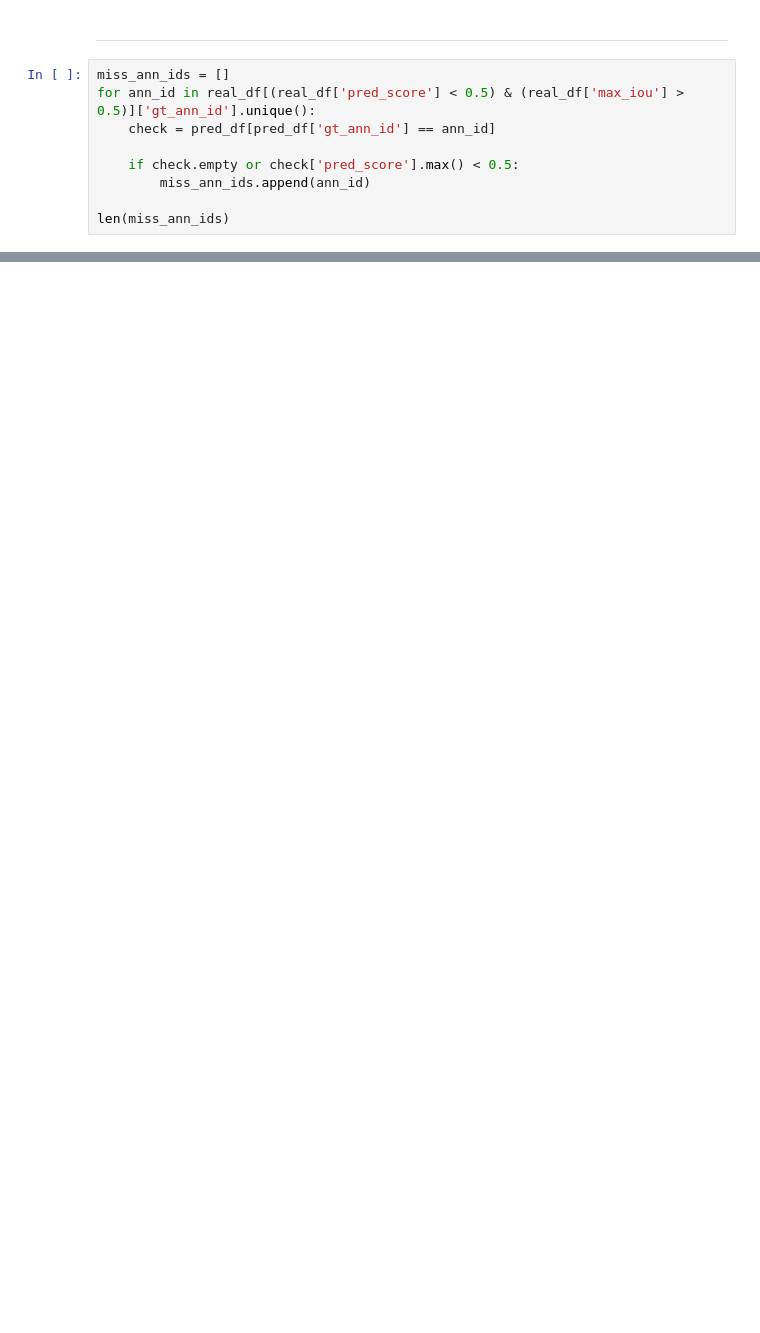
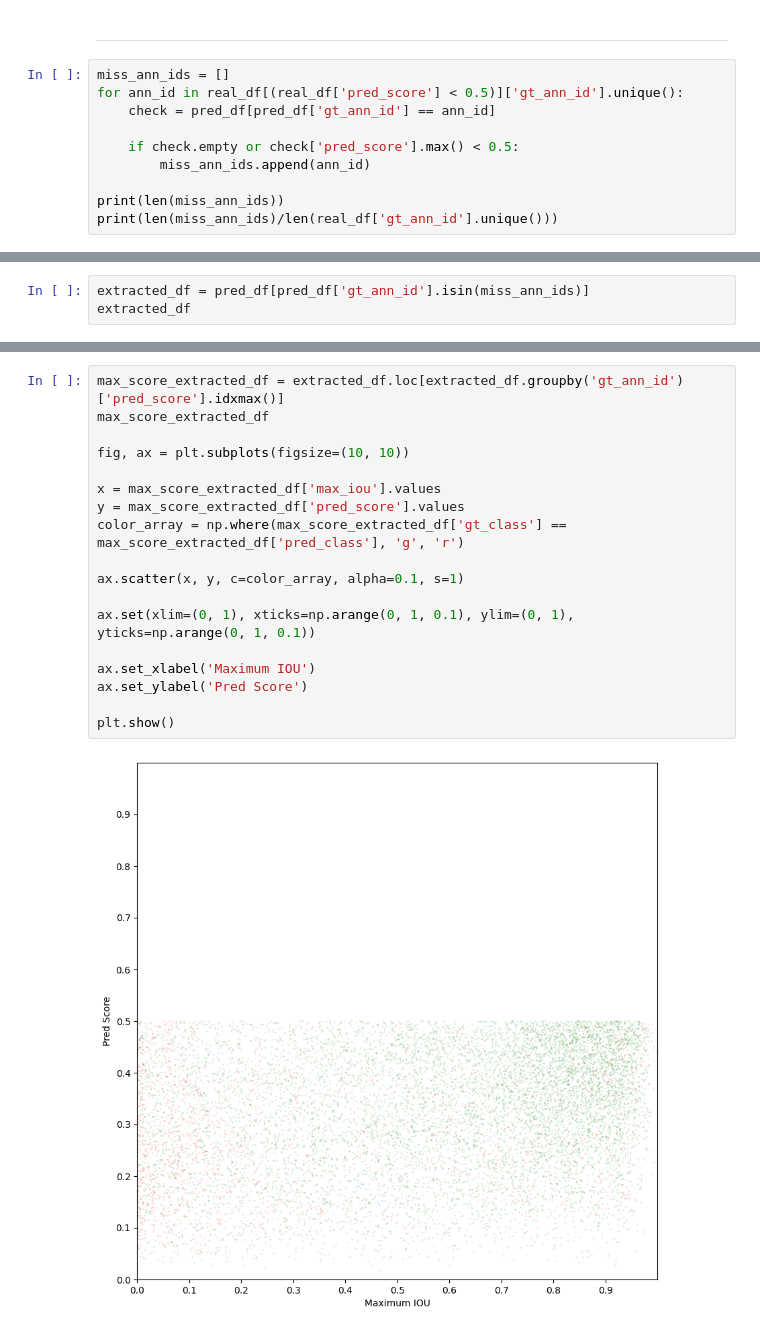
Before and after one commit to young221718/cy_workspace, a Jupyter notebook: detr/tools_anlysis/detail_original.ipynb, the cells around one changed output, grey strips where cells are left out. Saved outputs shown, nothing was run; the diff lists cells and outputs as text; blank space fills up the shorter version.

```diff
--- a/detr/tools_anlysis/detail_original.ipynb
+++ b/detr/tools_anlysis/detail_original.ipynb
@@ -100,11 +100,12 @@ print(len(miss_gt_anns-pred_gt_anns) / len(miss_gt_anns))
 ----------------------------------
 # %%
 miss_ann_ids = []
-for ann_id in real_df[(real_df['pred_score'] < 0.5) & (real_df['max_iou'] > 0.5)]['gt_ann_id'].unique():
+for ann_id in real_df[(real_df['pred_score'] < 0.5)]['gt_ann_id'].unique():
     check = pred_df[pred_df['gt_ann_id'] == ann_id]
 
     if check.empty or check['pred_score'].max() < 0.5:
         miss_ann_ids.append(ann_id)
 
-len(miss_ann_ids)
+print(len(miss_ann_ids))
+print(len(miss_ann_ids)/len(real_df['gt_ann_id'].unique()))
 # %% [output]
@@ -115,0 +114,3 @@ len(miss_ann_ids)/len(real_df['gt_ann_id'].unique())
+# %%
+extracted_df = pred_df[pred_df['gt_ann_id'].isin(miss_ann_ids)]
+extracted_df
@@ -115,0 +131,20 @@ len(miss_ann_ids)/len(real_df['gt_ann_id'].unique())
+# %%
+max_score_extracted_df = extracted_df.loc[extracted_df.groupby('gt_ann_id')['pred_score'].idxmax()]
+max_score_extracted_df
+
+fig, ax = plt.subplots(figsize=(10, 10))
+
+x = max_score_extracted_df['max_iou'].values
+y = max_score_extracted_df['pred_score'].values
+color_array = np.where(max_score_extracted_df['gt_class'] == max_score_extracted_df['pred_class'], 'g', 'r')
+
+ax.scatter(x, y, c=color_array, alpha=0.1, s=1)
+
+ax.set(xlim=(0, 1), xticks=np.arange(0, 1, 0.1), ylim=(0, 1), yticks=np.arange(0, 1, 0.1))
+
+ax.set_xlabel('Maximum IOU')
+ax.set_ylabel('Pred Score')
+
+plt.show()
+# %% [output]
+[figure, added]
```
Also changed, not shown: parts of 12 cells of this notebook, 4 other files.
